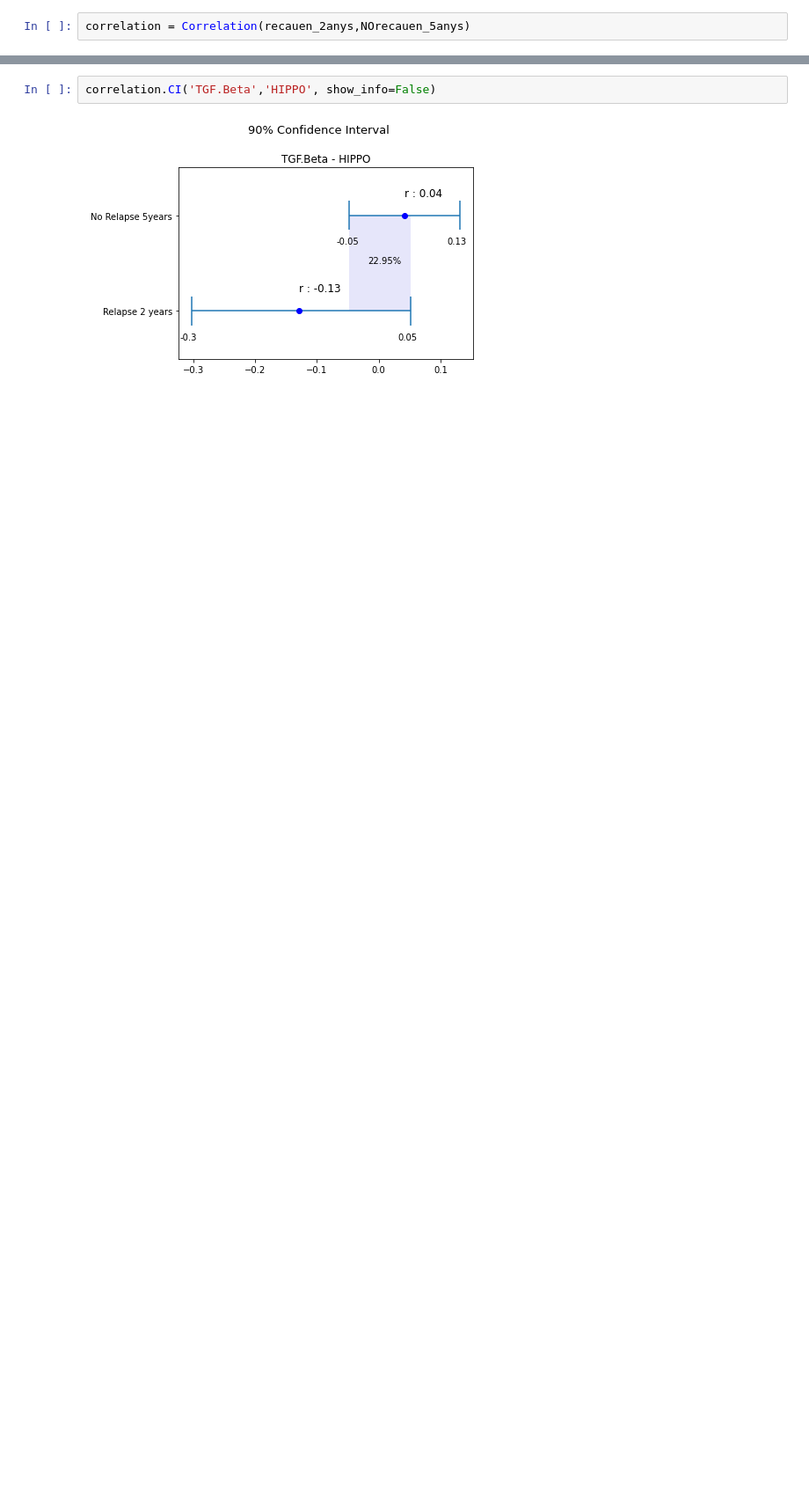
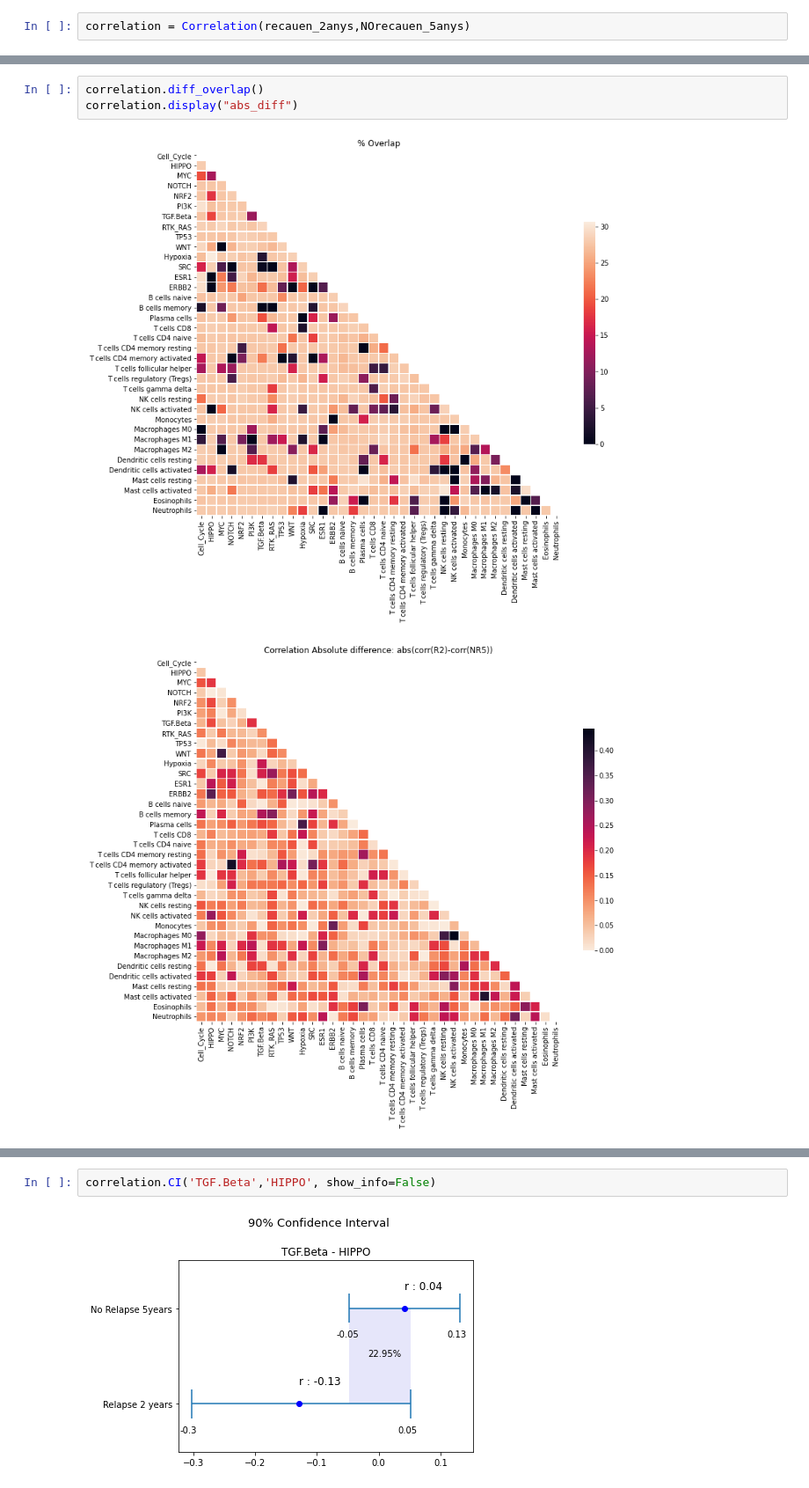
Before and after one commit to danaecanillas/Identification-of-modulators-in-cancer-tumor-progression, a Jupyter notebook: src/Statistical Analysis/correlations.ipynb, the cells around one changed output, grey strips where cells are left out. Shown at 88% size. Cells and saved outputs as stored; diff of their text form; blank space fills up the shorter version.

```diff
--- a/src/Statistical Analysis/correlations.ipynb
+++ b/src/Statistical Analysis/correlations.ipynb
@@ -222,3 +272,9 @@ correlation.diff_matrix
+# %%
+correlation.diff_overlap()
+correlation.display("abs_diff")
+# %% [output]
+[figure, added]
+[figure, added]
 # %%
 correlation.topNdiff(n=10)
 # %% [output]
```
Also changed, not shown: parts of 10 cells of this notebook, 6 other files.
